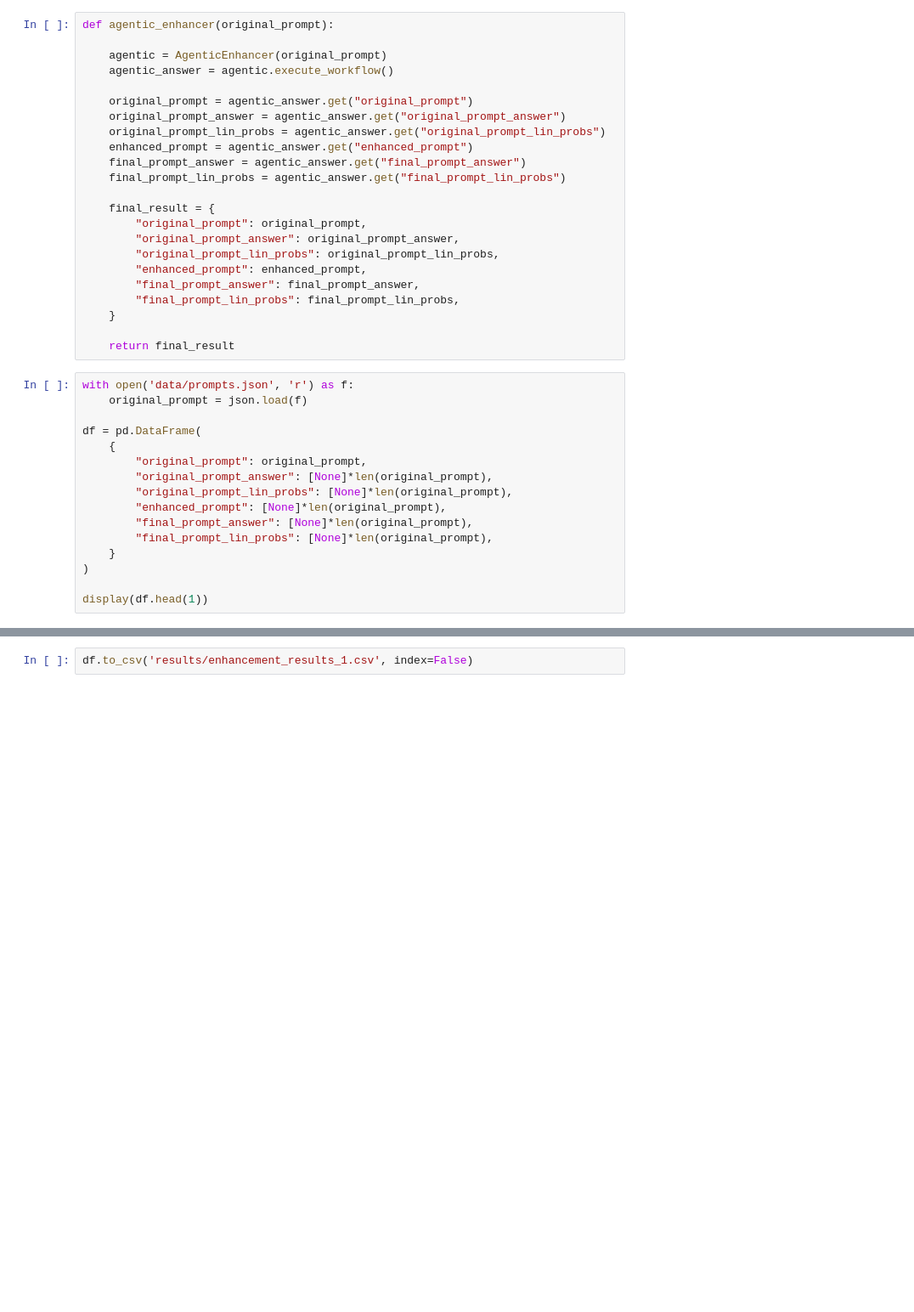
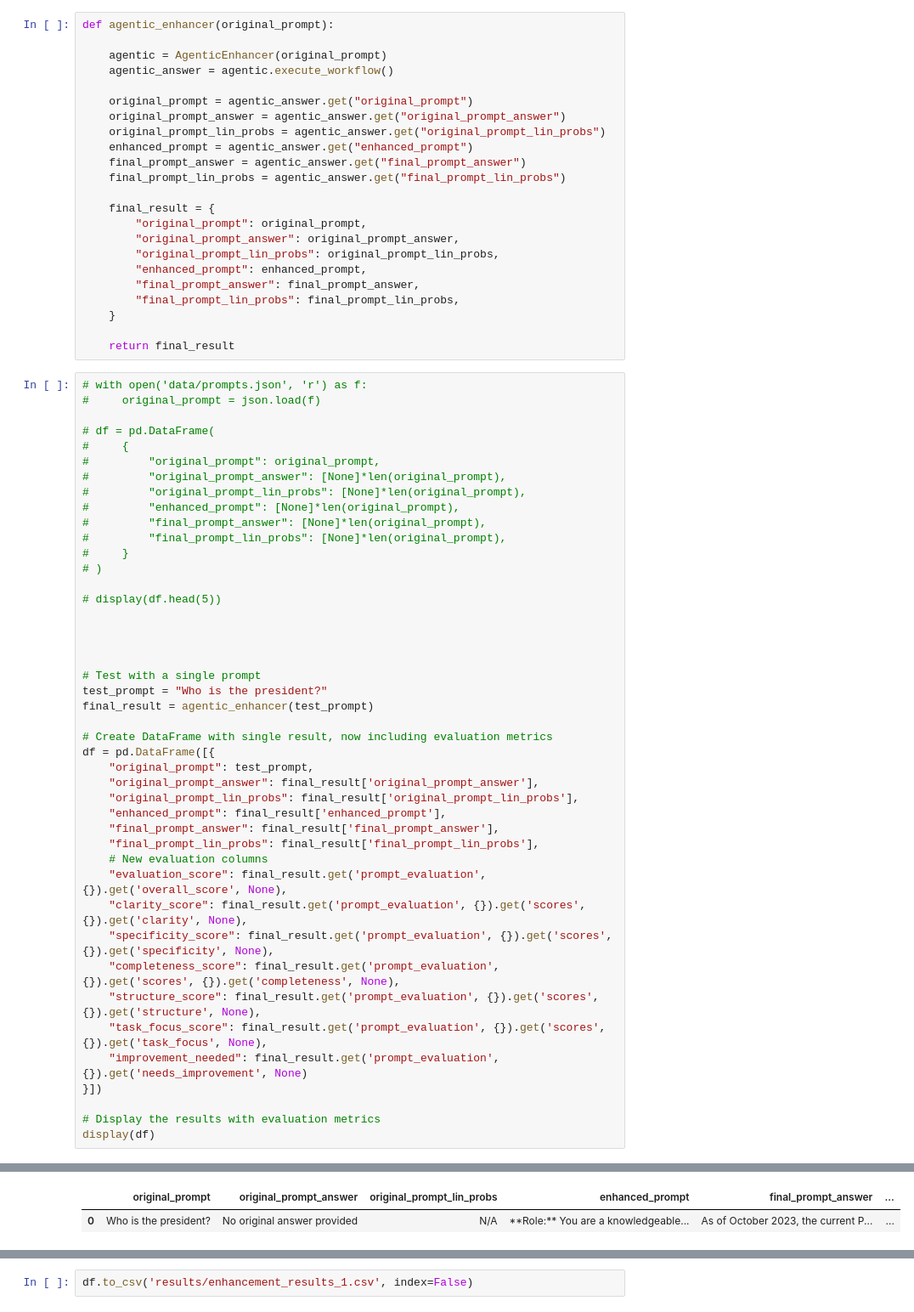
Before and after one commit to JacksonWJPorter/prompt-engineering-capstone, a Jupyter notebook: AgenticTestHarness.ipynb, the cells around one changed output, grey strips where cells are left out. Shown at 85% size. Saved outputs shown, nothing was run; the diff lists cells and outputs as text; blank space fills up the shorter version.

Commit message:
added prompt evaluation results to test harness

```diff
--- a/AgenticTestHarness.ipynb
+++ b/AgenticTestHarness.ipynb
@@ -25,19 +26,48 @@ def agentic_enhancer(original_prompt):
     }
 
     return final_result
-# %%
-with open('data/prompts.json', 'r') as f:
-    original_prompt = json.load(f)
-
-df = pd.DataFrame(
-    {
-        "original_prompt": original_prompt,
-        "original_prompt_answer": [None]*len(original_prompt),
-        "original_prompt_lin_probs": [None]*len(original_prompt),
-        "enhanced_prompt": [None]*len(original_prompt),
-        "final_prompt_answer": [None]*len(original_prompt),
-        "final_prompt_lin_probs": [None]*len(original_prompt),
-    }
-)
-
-display(df.head(1))
+# %%
+# with open('data/prompts.json', 'r') as f:
+#     original_prompt = json.load(f)
+
+# df = pd.DataFrame(
+#     {
+#         "original_prompt": original_prompt,
+#         "original_prompt_answer": [None]*len(original_prompt),
+#         "original_prompt_lin_probs": [None]*len(original_prompt),
+#         "enhanced_prompt": [None]*len(original_prompt),
+#         "final_prompt_answer": [None]*len(original_prompt),
+#         "final_prompt_lin_probs": [None]*len(original_prompt),
+#     }
+# )
+
+# display(df.head(5))
+
+
+
+
+# Test with a single prompt
+test_prompt = "Who is the president?"
+final_result = agentic_enhancer(test_prompt)
+
+# Create DataFrame with single result, now including evaluation metrics
+df = pd.DataFrame([{
+    "original_prompt": test_prompt,
+    "original_prompt_answer": final_result['original_prompt_answer'],
+    "original_prompt_lin_probs": final_result['original_prompt_lin_probs'],
+    "enhanced_prompt": final_result['enhanced_prompt'],
+    "final_prompt_answer": final_result['final_prompt_answer'],
+    "final_prompt_lin_probs": final_result['final_prompt_lin_probs'],
+    # New evaluation columns
+    "evaluation_score": final_result.get('prompt_evaluation', {}).get('overall_score', None),
+    "clarity_score": final_result.get('prompt_evaluation', {}).get('scores', {}).get('clarity', None),
+    "specificity_score": final_result.get('prompt_evaluation', {}).get('scores', {}).get('specificity', None),
+    "completeness_score": final_result.get('prompt_evaluation', {}).get('scores', {}).get('completeness', None),
+    "structure_score": final_result.get('prompt_evaluation', {}).get('scores', {}).get('structure', None),
+    "task_focus_score": final_result.get('prompt_evaluation', {}).get('scores', {}).get('task_focus', None),
+    "improvement_needed": final_result.get('prompt_evaluation', {}).get('needs_improvement', None)
+}])
+
+# Display the results with evaluation metrics
+display(df)
+# %% [output]
@@ -44,3 +91,5 @@ display(df.head(1))
+|  | original_prompt | original_prompt_answer | original_prompt_lin_probs | enhanced_prompt | final_prompt_answer | ... |
+| 0 | Who is the president? | No original answer provided | N/A | **Role:** You are a knowledgeable... | As of October 2023, the current P... | ... |
 # %%
 for i, row in df.iterrows():
     original_prompt = row['original_prompt']
```
Also changed, not shown: parts of 6 cells of this notebook.
